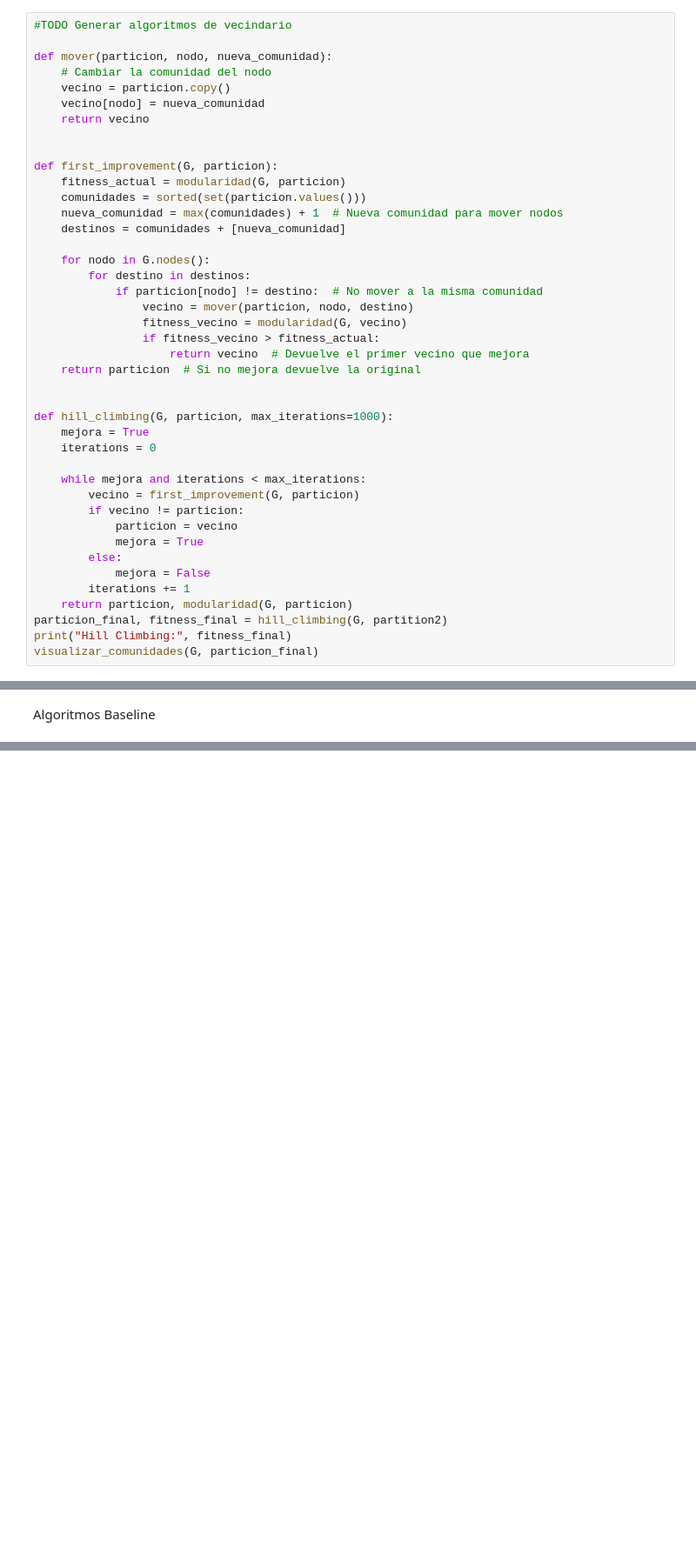
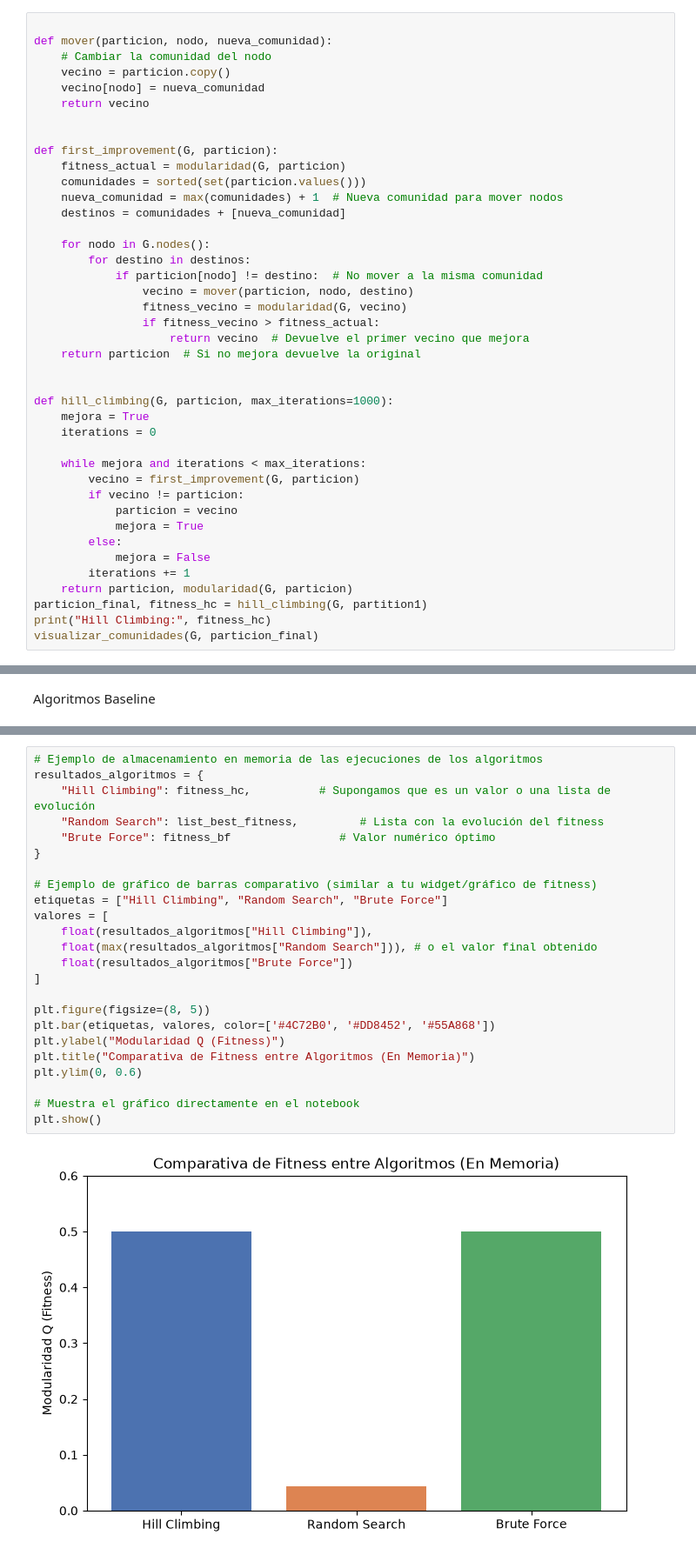
Before and after one commit to jarocena013/Proyecto_HB, a Jupyter notebook: CDP_1_SRC.ipynb, the cells around one changed output, grey strips where cells are left out. Shown at 87% size. Cells and saved outputs as stored; diff of their text form; blank space fills up the shorter version.

```diff
--- a/CDP_1_SRC.ipynb
+++ b/CDP_1_SRC.ipynb
@@ -124,7 +126,6 @@ Fitness solución 2 (NetworkX): 0.00018576326062005202
 # %% [markdown]
 Acciones Vecindario
 # %%
-#TODO Generar algoritmos de vecindario
 
 def mover(particion, nodo, nueva_comunidad):
     # Cambiar la comunidad del nodo
@@ -162,6 +163,6 @@ def hill_climbing(G, particion, max_iterations=1000):
             mejora = False
         iterations += 1
     return particion, modularidad(G, particion)
-particion_final, fitness_final = hill_climbing(G, partition2)
-print("Hill Climbing:", fitness_final)
+particion_final, fitness_hc = hill_climbing(G, partition1)
+print("Hill Climbing:", fitness_hc)
 visualizar_comunidades(G, particion_final)
@@ -285,0 +293,26 @@ Ejecutando Brute Force en subgrafo de 10 nodos...
+# %%
+# Ejemplo de almacenamiento en memoria de las ejecuciones de los algoritmos
+resultados_algoritmos = {
+    "Hill Climbing": fitness_hc,          # Supongamos que es un valor o una lista de evolución
+    "Random Search": list_best_fitness,         # Lista con la evolución del fitness
+    "Brute Force": fitness_bf                # Valor numérico óptimo
+}
+
+# Ejemplo de gráfico de barras comparativo (similar a tu widget/gráfico de fitness)
+etiquetas = ["Hill Climbing", "Random Search", "Brute Force"]
+valores = [
+    float(resultados_algoritmos["Hill Climbing"]),
+    float(max(resultados_algoritmos["Random Search"])), # o el valor final obtenido
+    float(resultados_algoritmos["Brute Force"])
+]
+
+plt.figure(figsize=(8, 5))
+plt.bar(etiquetas, valores, color=['#4C72B0', '#DD8452', '#55A868'])
+plt.ylabel("Modularidad Q (Fitness)")
+plt.title("Comparativa de Fitness entre Algoritmos (En Memoria)")
+plt.ylim(0, 0.6)
+
+# Muestra el gráfico directamente en el notebook
+plt.show()
+# %% [output]
+[figure, added]
```
Also changed, not shown: parts of 11 cells of this notebook.
